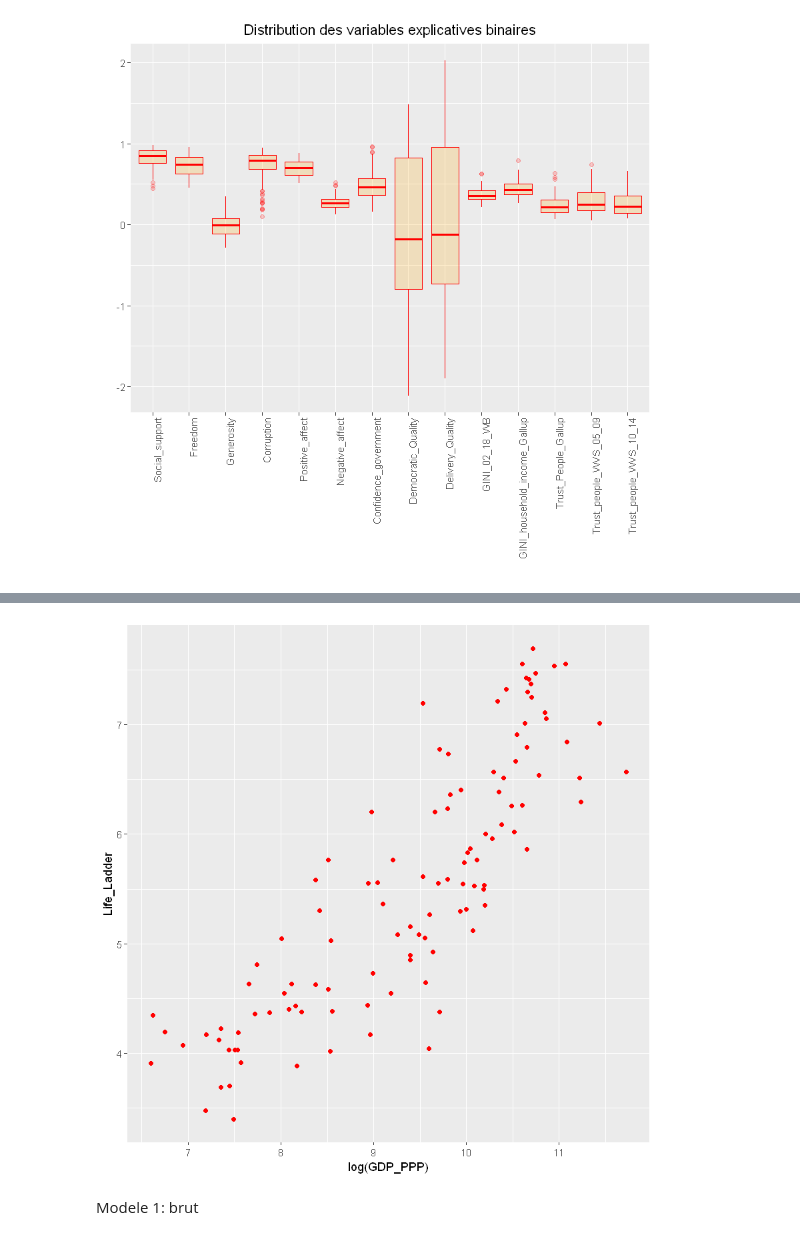
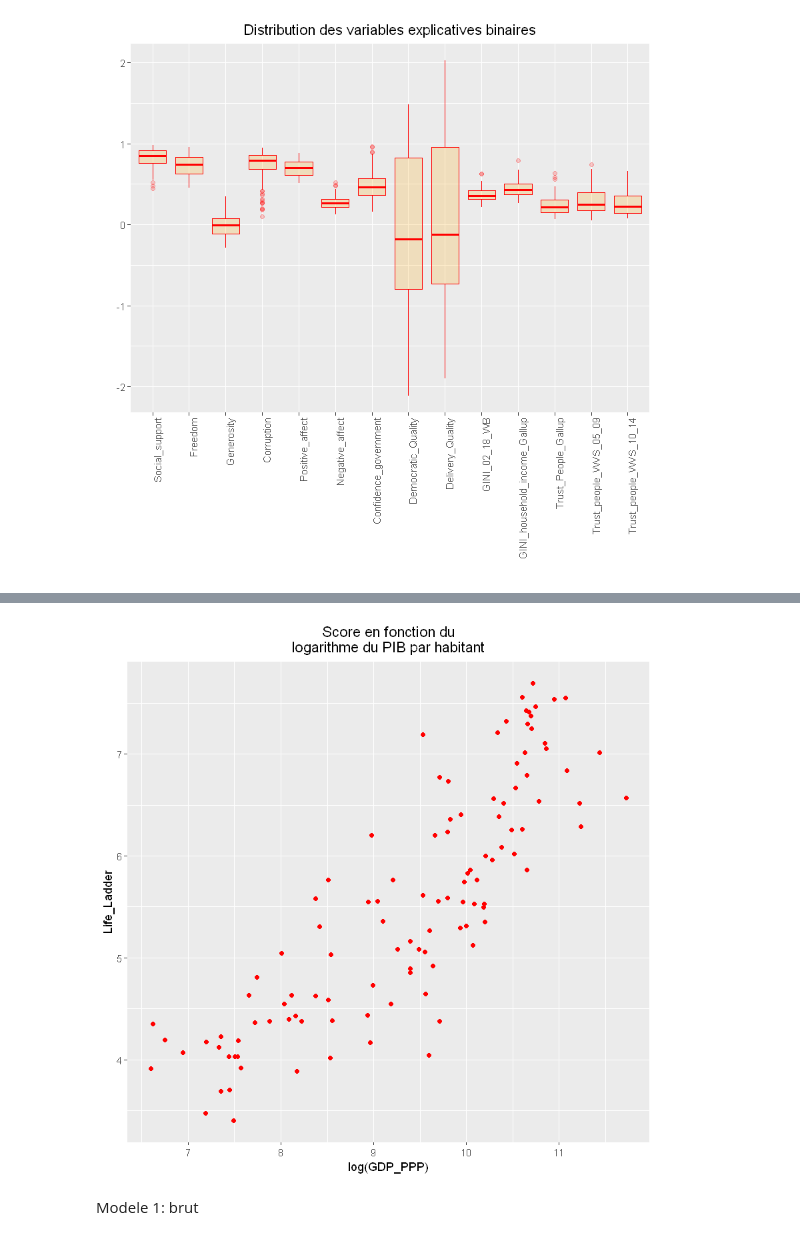
Before and after one commit to Lrakotoson/M_R, a Jupyter notebook: S1/M1Econometrie/Projet/HAPPINESS/Happiness_migration/happiness.ipynb, the cells around one changed output, grey strips where cells are left out. Saved outputs shown, nothing was run; the diff lists cells and outputs as text; code cells hidden in the pictures.

Commit message:
Stat descriptive
- Distribution of scores
- Correlation Matrix - Pearson
- Survey var repartition
- Log GDP PPP

```diff
--- a/S1/M1Econometrie/Projet/HAPPINESS/Happiness_migration/happiness.ipynb
+++ b/S1/M1Econometrie/Projet/HAPPINESS/Happiness_migration/happiness.ipynb
@@ -157,9 +198,11 @@ Warning message:
 # %%
 ggplot(data) +
     aes(x = log(GDP_PPP), y = Life_Ladder) +
-    geom_point(color = "red")
+    geom_point(color = "red") +
+    theme(plot.title = element_text(hjust = 0.5)) +
+    labs(title = "Score en fonction du\nlogarithme du PIB par habitant")
 # %% [output]
-[figure, old version]
+[figure, new version]
 # %% [markdown]
 Modele 1: brut
 # %%
```
Also changed, not shown: parts of 9 cells of this notebook, 2 other files.
